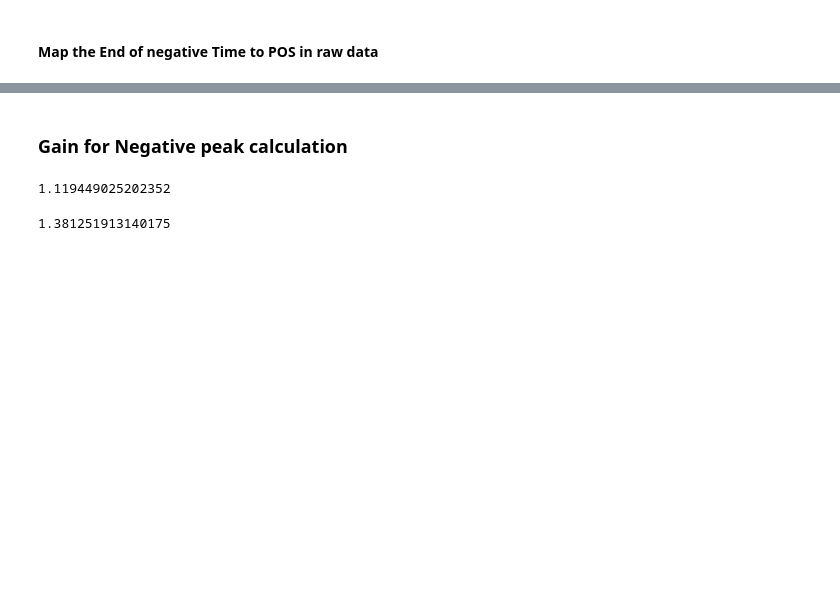
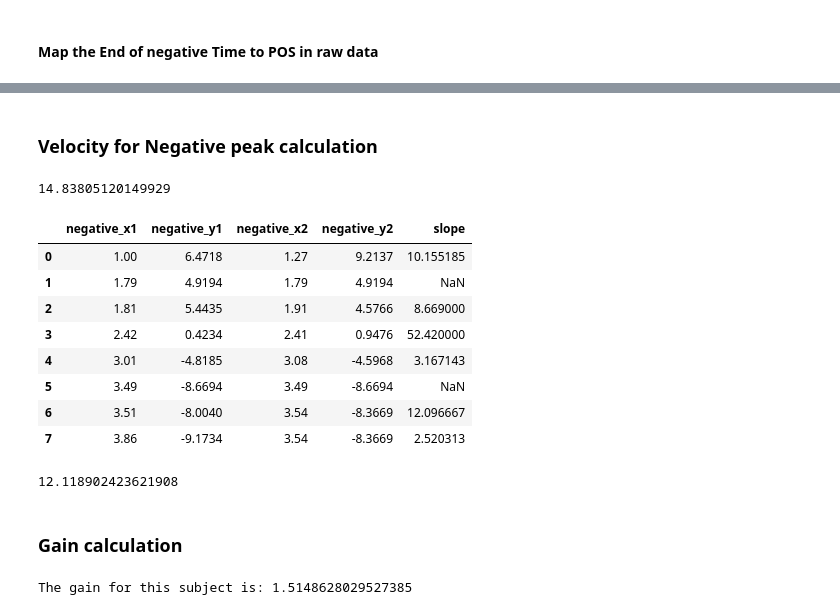
Before and after one commit to jamesleocodes/eye_movement, a Jupyter notebook: gain/gain_calc.ipynb, the cells around one changed output, grey strips where cells are left out. Drawn from its saved outputs; the diff is of its cells as text; code cells hidden in the pictures; blank space fills up the shorter version.

```diff
--- a/gain/gain_calc.ipynb
+++ b/gain/gain_calc.ipynb
@@ -670,14 +701,15 @@ elif len(mapped_negSt) > len(negtim_start_values):
 
 
 data_param = {'negative_x1':negtim_start_values,'negative_y1':mapped_negSt}
-param_gain_start = pd.DataFrame(data_param)
+param_vel_start = pd.DataFrame(data_param)
 data_param= {'negative_x2':negtim_end_values,'negative_y2':mapped_negEnd}
-param_gain_end = pd.DataFrame(data_param)
+param_vel_end = pd.DataFrame(data_param)
 
 # Reset the indices of the DataFrames
-param_gain_start = param_gain_start.reset_index(drop=True)
-param_gain_end = param_gain_end.reset_index(drop=True)
+param_vel_start = param_vel_start.reset_index(drop=True)
+param_vel_end = param_vel_end.reset_index(drop=True)
 
 # Concatenate the DataFrames horizontally
-param_gain_negative_final = pd.concat([param_gain_start,param_gain_end],axis=1)
-param_gain_negative_final = param_gain_negative_final.fillna(method='ffill')
+param_vel_negative_final = pd.concat([param_vel_start,param_vel_end],axis=1)
+param_vel_negative_final = param_vel_negative_final.fillna(method='ffill')
+param_vel_negative_final
@@ -684,25 +726,49 @@ param_gain_negative_final = param_gain_negative_final.fillna(method='ffill')
 # %% [markdown]
-### Gain for Negative peak calculation
+### Velocity for Negative peak calculation
 # %%
 # Calculate the difference between y2 and y1 divided by the difference between x2 and x1
-param_gain_negative_final['slope'] = (param_gain_negative_final['negative_y2'] - param_gain_negative_final['negative_y1']) / (param_gain_negative_final['negative_x2'] - param_gain_negative_final['negative_x1'])
+param_vel_negative_final['slope'] = (param_vel_negative_final['negative_y2'] - param_vel_negative_final['negative_y1']) / (param_vel_negative_final['negative_x2'] - param_vel_negative_final['negative_x1'])
 
 # abs
-param_gain_negative_final['slope'] = abs(param_gain_negative_final['slope'])
+param_vel_negative_final['slope'] = abs(param_vel_negative_final['slope'])
+
+param_vel_negative_final['slope'].replace([np.inf, -np.inf], np.nan, inplace=True)
 
 # Remove unwant values
 #param_gain_negative_final.loc[(param_gain_negative_final['slope'] < 0.80) |
 #                              (param_gain_negative_final['slope'] > 1.09),
 #                              'slope'] = np.nan
 # Calculate the average slope
-average_negative_slope = abs(param_gain_negative_final['slope'].mean())
+average_negative_slope = abs(param_vel_negative_final['slope'].mean())
 
 # Print the average slope
 print(average_negative_slope)
 # %% [output]
-1.119449025202352
+14.83805120149929
+# %%
+param_vel_negative_final
+# %% [output]
+|  | negative_x1 | negative_y1 | negative_x2 | negative_y2 | slope |
+| 0 | 1.00 | 6.4718 | 1.27 | 9.2137 | 10.155185 |
+| 1 | 1.79 | 4.9194 | 1.79 | 4.9194 | NaN |
+| 2 | 1.81 | 5.4435 | 1.91 | 4.5766 | 8.669000 |
+| 3 | 2.42 | 0.4234 | 2.41 | 0.9476 | 52.420000 |
+| 4 | 3.01 | -4.8185 | 3.08 | -4.5968 | 3.167143 |
+| 5 | 3.49 | -8.6694 | 3.49 | -8.6694 | NaN |
+| 6 | 3.51 | -8.0040 | 3.54 | -8.3669 | 12.096667 |
+| 7 | 3.86 | -9.1734 | 3.54 | -8.3669 | 2.520313 |
 # %%
-total_gain = (average_positive_slope + average_negative_slope)/2
-total_gain
+total_vel = (average_positive_slope + average_negative_slope)/2
+
+
+total_vel
 # %% [output]
-1.381251913140175
+12.118902423621908
+# %% [markdown]
+### Gain calculation
+# %%
+speed = 8
+total_gain = total_vel/speed
+print("The gain for this subject is:",total_gain)
+# %% [output]
+The gain for this subject is: 1.5148628029527385
```
Also changed, not shown: parts of 29 cells of this notebook, 3 other files.
